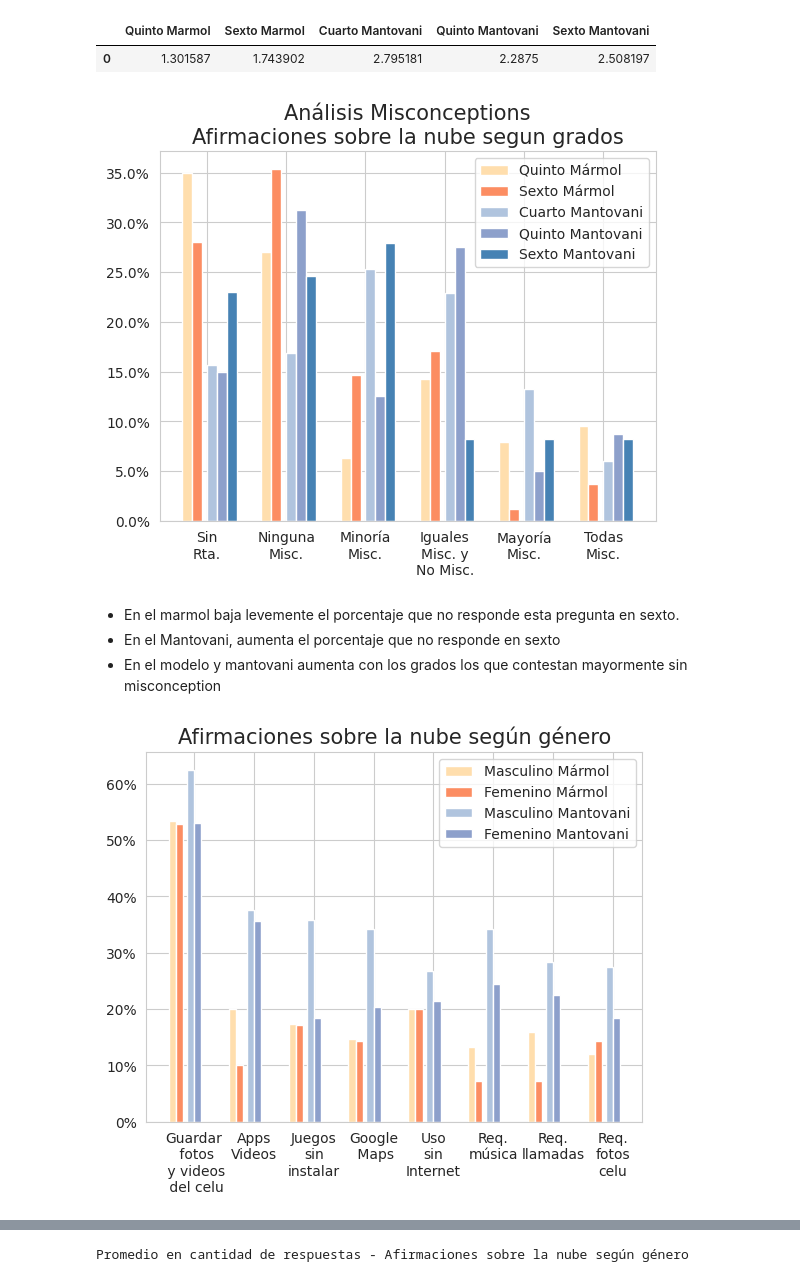
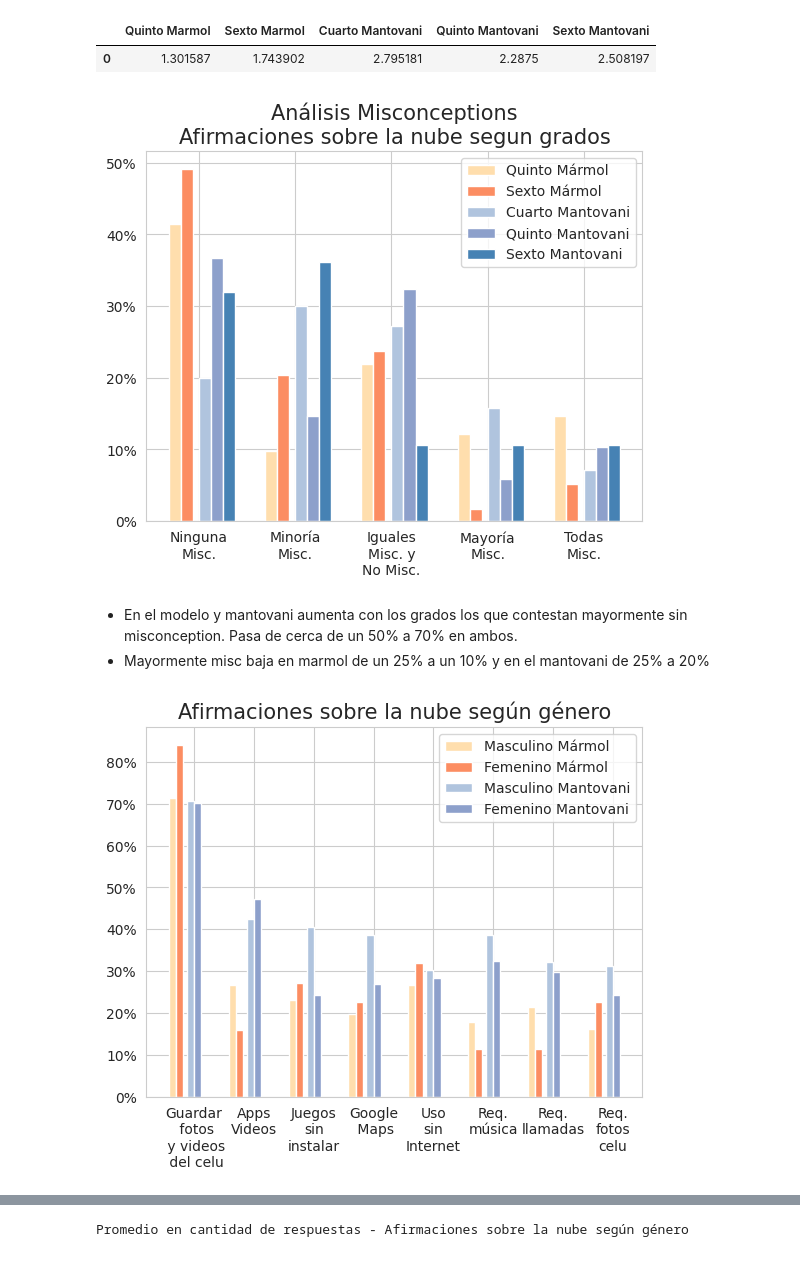
Before and after one commit to fedesassone/tesis, a Jupyter notebook: notebooks/misconceptions/Misconceptions.ipynb, the cells around one changed output, grey strips where cells are left out. Drawn from its saved outputs; the diff is of its cells as text; code cells hidden in the pictures.

```diff
--- a/notebooks/misconceptions/Misconceptions.ipynb
+++ b/notebooks/misconceptions/Misconceptions.ipynb
@@ -3063,58 +3063,51 @@ dfs = [result["Quinto Mármol"].apply(analizarMisc).value_counts(),
 result = pd.concat(dfs, axis=1, ignore_index=True)
 result = result.rename(columns={0:'Quinto Mármol',
                                 1:'Sexto Mármol',
                                 2:'Cuarto Mantovani',
                                 3:'Quinto Mantovani',
                                 4:'Sexto Mantovani'})
 
 result = result.reindex(["Sin\nRta.",
                          "Ninguna\nMisc.",
                          "Minoría\nMisc.",
                          "Iguales\nMisc. y\nNo Misc.",
                          "Mayoría\nMisc.",
                          "Todas\nMisc."])
 
-
-# restamos las no respuestas de los valores null de los correspondientes colegios (!!! falta sumar los grados !!)
-result.at['Sin\nRta.', 'Quinto Mármol'] = result.loc['Sin\nRta.','Quinto Mármol'] - cant_mantovani  - cant_marmol_sexto
-result.at['Sin\nRta.', 'Sexto Mármol'] = result.loc['Sin\nRta.','Sexto Mármol'] - cant_mantovani - cant_marmol_quinto
-result.at['Sin\nRta.', 'Cuarto Mantovani'] = result.loc['Sin\nRta.','Cuarto Mantovani'] - cant_marmol - cant_mantovani_quinto - cant_mantovani_sexto
-result.at['Sin\nRta.', 'Quinto Mantovani'] = result.loc['Sin\nRta.','Quinto Mantovani'] - cant_marmol - cant_mantovani_cuarto - cant_mantovani_sexto
-result.at['Sin\nRta.', 'Sexto Mantovani'] = result.loc['Sin\nRta.','Sexto Mantovani'] - cant_marmol - cant_mantovani_cuarto - cant_mantovani_quinto
+result = result.drop("Sin\nRta.")
 
 # print(result)
 bar_width = 0.25
 
-br1 = [1,3,5,7,9,11]
+br1 = [1,3,5,7,9]
 br2 = [x + bar_width for x in br1]
 br3 = [x + 1.5*bar_width for x in br2]
 br4 = [x + bar_width for x in br3]
 br5 = [x + bar_width for x in br4]
 
-plt.bar(br1,result['Quinto Mármol'].div(cant_marmol_quinto)      , width=bar_width , label = "Quinto Mármol"       , color='navajowhite')
-plt.bar(br2,result['Sexto Mármol'].div(cant_marmol_sexto)        , width=bar_width        , label = "Sexto Mármol" , color='C1')
-plt.bar(br3,result['Cuarto Mantovani'].div(cant_mantovani_cuarto), width=bar_width     , label = "Cuarto Mantovani", color='lightsteelblue')
-plt.bar(br4,result['Quinto Mantovani'].div(cant_mantovani_quinto), width=bar_width     , label = "Quinto Mantovani", color='C2')
-plt.bar(br5,result['Sexto Mantovani'].div(cant_mantovani_sexto)  , width=bar_width      , label = "Sexto Mantovani", color='steelblue')
+plt.bar(br1,result['Quinto Mármol'].div(cant_marmol_quinto - nube_nose_marmol_quinto)         , width=bar_width , label = "Quinto Mármol"   , color='navajowhite')
+plt.bar(br2,result['Sexto Mármol'].div(cant_marmol_sexto - nube_nose_marmol_sexto)            , width=bar_width , label = "Sexto Mármol"    , color='C1')
+plt.bar(br3,result['Cuarto Mantovani'].div(cant_mantovani_cuarto - nube_nose_mantovani_cuarto), width=bar_width , label = "Cuarto Mantovani", color='lightsteelblue')
+plt.bar(br4,result['Quinto Mantovani'].div(cant_mantovani_quinto - nube_nose_mantovani_quinto), width=bar_width , label = "Quinto Mantovani", color='C2')
+plt.bar(br5,result['Sexto Mantovani'].div(cant_mantovani_sexto - nube_nose_mantovani_sexto)   , width=bar_width , label = "Sexto Mantovani" , color='steelblue')
 
 plt.gca().yaxis.set_major_formatter(PercentFormatter(1))
 plt.title("Análisis Misconceptions\nAfirmaciones sobre la nube segun grados", fontsize=15)
 plt.xticks([x + 2*bar_width for x in br1], result.index)
 plt.legend()
 plt.savefig('misconc_afirmaciones_nube_grado.png')
 # %% [output]
-[figure, old version]
+[figure, new version]
-# %% [markdown]
-* En el marmol baja levemente el porcentaje que no responde esta pregunta en sexto.
-* En el Mantovani, aumenta el porcentaje que no responde en sexto
-* En el modelo y mantovani aumenta con los grados los que contestan mayormente sin misconception
+# %% [markdown]
+* En el modelo y mantovani aumenta con los grados los que contestan mayormente sin misconception. Pasa de cerca de un 50% a 70% en ambos.
+* Mayormente misc baja en marmol de un 25% a un 10% y en el mantovani de 25% a 20%
 # %%
 # Afirmaciones sobre la nube
-data_marmol_mas = marmol[marmol['genero']=="Masculino"]["afirmaciones_nube"].str.replace(" ", "").str.get_dummies(sep=',').sum().div(cant_marmol_masc).sort_values(ascending=False)
-data_marmol_fem = marmol[marmol['genero']=="Femenino"]["afirmaciones_nube"].str.replace(" ", "").str.get_dummies(sep=',').sum().div(cant_marmol_fem).sort_values(ascending=False)
+data_marmol_mas = marmol[marmol['genero']=="Masculino"]["afirmaciones_nube"].str.replace(" ", "").str.get_dummies(sep=',').sum().div(cant_marmol_masc - nube_nose_marmol_masc).sort_values(ascending=False)
+data_marmol_fem = marmol[marmol['genero']=="Femenino"]["afirmaciones_nube"].str.replace(" ", "").str.get_dummies(sep=',').sum().div(cant_marmol_fem - nube_nose_marmol_fem).sort_values(ascending=False)
 
-data_mantovani_mas = mantovani[mantovani['genero']=="Masculino"]["afirmaciones_nube"].str.replace(" ", "").str.get_dummies(sep=',').sum().div(cant_mantovani_masc).sort_values(ascending=False)
-data_mantovani_fem = mantovani[mantovani['genero']=="Femenino"]["afirmaciones_nube"].str.replace(" ", "").str.get_dummies(sep=',').sum().div(cant_mantovani_fem).sort_values(ascending=False)
+data_mantovani_mas = mantovani[mantovani['genero']=="Masculino"]["afirmaciones_nube"].str.replace(" ", "").str.get_dummies(sep=',').sum().div(cant_mantovani_masc - nube_nose_mantovani_masc).sort_values(ascending=False)
+data_mantovani_fem = mantovani[mantovani['genero']=="Femenino"]["afirmaciones_nube"].str.replace(" ", "").str.get_dummies(sep=',').sum().div(cant_mantovani_fem - nube_nose_mantovani_fem).sort_values(ascending=False)
 
 dfs = [data_marmol_mas, data_marmol_fem, data_mantovani_mas, data_mantovani_fem]
 
@@ -3157,4 +3150,4 @@ plt.legend()
 
 plt.savefig('afirmaciones_nube_genero.png')
 # %% [output]
-[figure, old version]
+[figure, new version]
```
Also changed, not shown: parts of 7 cells of this notebook, 4 other files.
